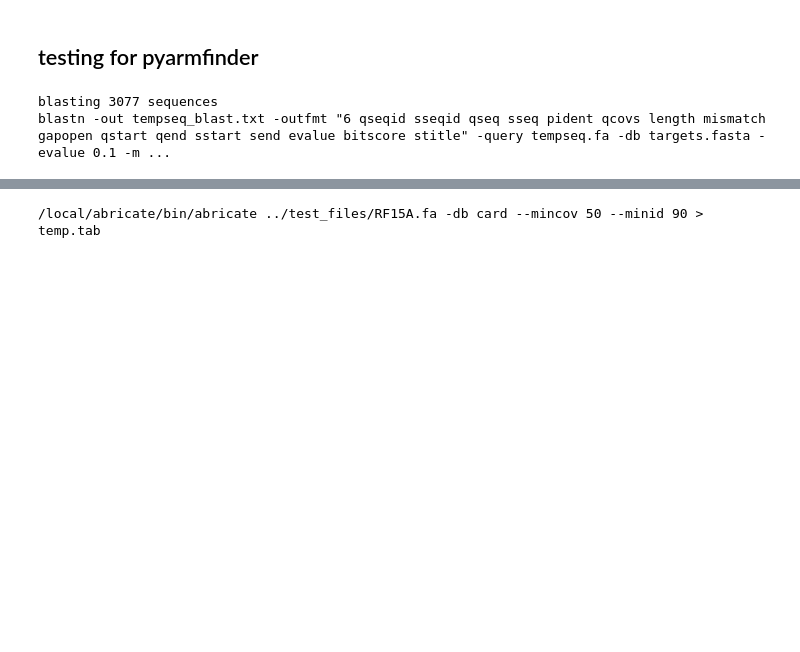
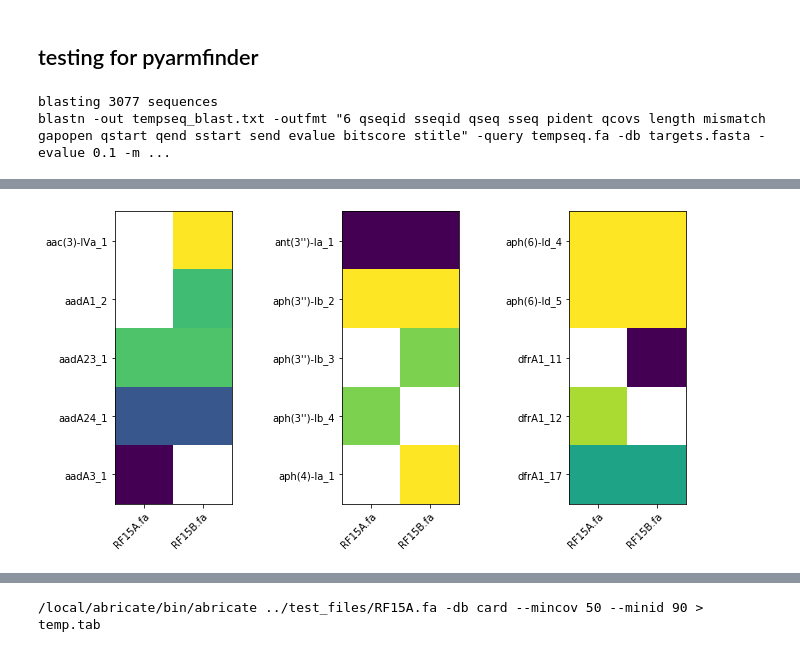
Before and after one commit to dmnfarrell/pathogenie, a Jupyter notebook: notebooks/testing.ipynb, the cells around one changed output, grey strips where cells are left out. Cells and saved outputs as stored; diff of their text form; code cells hidden in the pictures; blank space fills up the shorter version.

Commit message:
hm plot

```diff
--- a/notebooks/testing.ipynb
+++ b/notebooks/testing.ipynb
@@ -163,32 +167,38 @@ m
 # %%
 def merge_info(x):
     m=info[['id','stage']]
     x=m.merge(x,right_index=True,left_on='id')
     x=x.set_index(['stage','id'])
     return x
 
 def plot_heatmap(m, fig=None):
 
+    from matplotlib.gridspec import GridSpec
     l=3
-    f,ax=plt.subplots(1,l,figsize=(15,8))
-    axs=ax.flat
+    if fig == None:
+        fig = plt.figure()
+    else:
+        fig.clear()
+    gs = fig.add_gridspec(1, l)
     chunks = np.array_split(m,l)
     i=0
     for df in chunks:
-        #df=m[cols]
-        ax=axs[i]
+        ax = fig.add_subplot(gs[0,i])
         im = ax.imshow(df)
         ax.set_xticks(np.arange(len(df.T)))
         ax.set_yticks(np.arange(len(df)))
         ax.set_xticklabels(df.columns)
         ax.set_yticklabels(df.index)
         plt.setp(ax.get_xticklabels(), rotation=45, ha="right",
-             rotation_mode="anchor")
+                 rotation_mode="anchor")
         i+=1
     plt.tight_layout()
-    return f
+    return
 
-plot_heatmap(m.T)
+fig = plt.figure(figsize=(10,5))
+plot_heatmap(m.T, fig=fig)
+# %% [output]
+[figure, added]
 # %%
 # run in sequence
 
```
Also changed, not shown: parts of 4 cells of this notebook, 5 other files.
